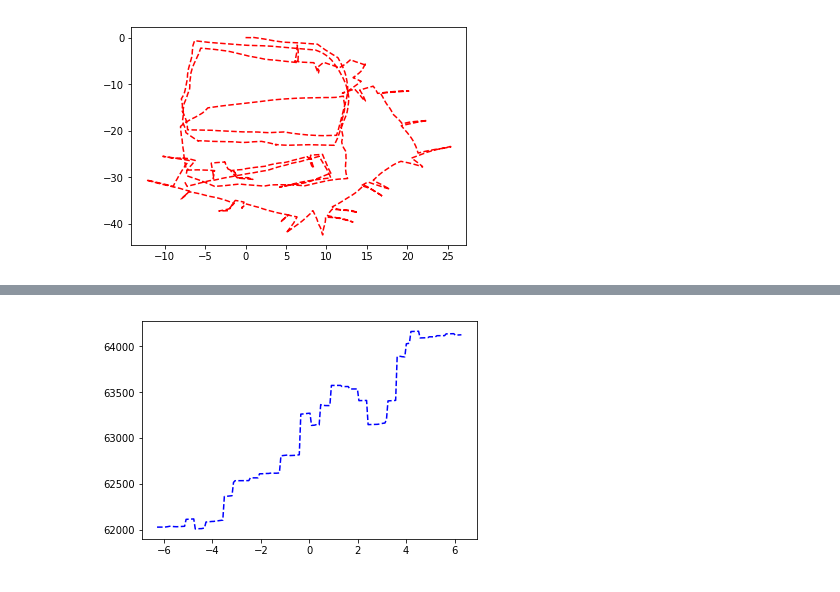
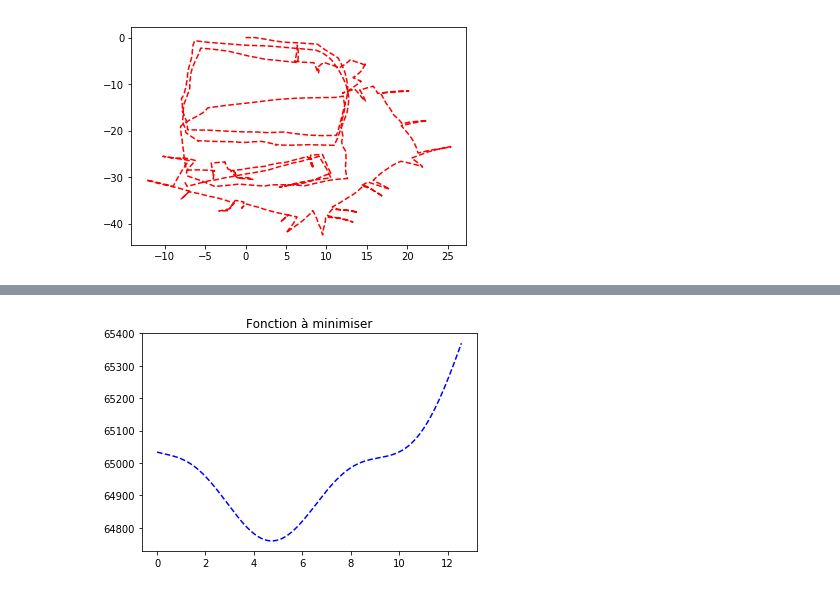
Before and after one commit to 1AlexisRoux1/Projet_optimisation, a Jupyter notebook: Projet_optimisation_robot.ipynb, the cells around one changed output, grey strips where cells are left out. Cells and saved outputs as stored; diff of their text form; code cells hidden in the pictures.

Commit message:
Question 3 modifiée + Question 4 commencée

```diff
--- a/Projet_optimisation_robot.ipynb
+++ b/Projet_optimisation_robot.ipynb
@@ -133,64 +125,88 @@ plt.show()
 # %%
-def mod_pi(theta):
-    if theta>=0:
-        theta=theta%(2*pi)
-        if theta>pi:
-            theta-=2*pi
-    else:
-        theta=-((-theta)%(2*pi))
-        if theta<-pi:
-            theta+=2*pi
-    return theta
+def F(p_i,di):
+    rot = np.array([[cos(p_i[2]), -sin(p_i[2]), 0], [sin(p_i[2]),cos(p_i[2]), 0], [0, 0, 1]])
+    p_i = p_i + np.dot(rot, di)
+    return p_i
 
 def f_minim_pose(P,i):
     #Partie odométrie
     p_i=np.array(P[i])
     pi_1=np.array(P[i+1])
-
-        #On se ramène à manipuler des angles entre [-pi,pi] pour utiliser F
-    p_i[2]= mod_pi(p_i[2])
-    pi_1[2]= mod_pi(pi_1[2])
-
     relations_odo=[]
     if i<len(donnees_odo):
         relations_odo = donnees_odo[i]
-    diff_o = pi_1-F(p_i,np.array(relations_odo[2]))
-    diff_o[2] = min(diff_o[2], 2*pi-diff_o[2])
+    diff_o=pi_1-F(p_i,np.array(relations_odo[2]))
     a=(np.linalg.norm(diff_o))**2
 
     #Partie loop
     relations_loop = [item for item in donnees_loop if item[0]==i] #Pas les relations où i est le deuxième indice pour ne pas compter les relations 2 fois
     indexes_loop = [int(item[1]) for item in relations_loop]
     Pj=[np.array(P[j]) for j in indexes_loop]
-
-        #On se ramène à des angles entre [-pi,pi]
-    for pose in Pj:
-        pose[2]= mod_pi(pose[2])
-
     for k in range(len(relations_loop)):
-        diff_l=Pj[k]-F(p_i,np.array(relations_loop[k][2]))
-        diff_l[2]= min(diff_l[2],2*pi-diff_l[2])
-        a+=(np.linalg.norm(diff_l))**2
-
+        diff=Pj[k]-F(p_i,np.array(relations_loop[k][2]))
+        a+=(np.linalg.norm(diff))**2
     return a
 
+def mod_diff(diff):
+    if diff<=0:
+        diff=-(-diff)%(2*pi)
+    return diff
+
+def f_minim_pose_v2(P,i):
+    """Cette version de la fonction prend en compte uniquement la différence modulo 2pi entre les angles au lieu d'une différence
+    absolue comme c'est le cas dans la fonction que nous avons définie en partie 1. Elle met simplement mieux en évidence le
+    comportement oscillatoire de la fonction et traduit la periodicité physique de la solution au problème (une pose dont le theta
+    vaut 0 ou 2pi rend compte de la même réalité physique, mais dans la fonction à minimiser, seul l'un des deux angles minimise la
+    différence entre thetai et f(theta(i-1))"""
+    #Partie odométrie
+    p_i=np.array(P[i])
+    pi_1=np.array(P[i+1])
+    relations_odo=[]
+    if i<len(donnees_odo):
+        relations_odo = donnees_odo[i]
+    diff_o=pi_1-F(p_i,np.array(relations_odo[2]))
+    diff_o[2]=mod_diff(diff_o[2])
+    diff_o[2]= min(diff_o[2],2*pi-diff_o[2])
+    a=(np.linalg.norm(diff_o))**2
+
+    #Partie loop
+    relations_loop = [item for item in donnees_loop if item[0]==i] #Pas les relations où i est le deuxième indice pour ne pas compter les relations 2 fois
+    indexes_loop = [int(item[1]) for item in relations_loop]
+    Pj=[np.array(P[j]) for j in indexes_loop]
+    for k in range(len(relations_loop)):
+        diff=Pj[k]-F(p_i,np.array(relations_loop[k][2]))
+        diff[2]=mod_diff(diff[2])
+        diff[2]= min(diff[2],2*pi-diff[2])
+        a+=(np.linalg.norm(diff))**2
+    return a
 
 def f_minim(P):
     return sum([f_minim_pose(P,i) for i in range(len(donnees_odo))])
 
+def f_minim_v2(P):
+    return sum([f_minim_pose_v2(P,i) for i in range(len(donnees_odo))])
 
-P = [[x[i], y[i], t[i]] for i in range(len(x))]
+P=np.array([[x[i],y[i],t[i]] for i in range(len(x))])
 
-i=309
+k=19
 
-liste_theta=np.linspace(-2*pi,2*pi,200)
+print(P[k])
+
+liste_theta=np.linspace(0,4*pi,200)
 liste_f=[]
-print(P[i])
+liste_f2=[]
 for i in range(200):
-    P[i][2]=liste_theta[i]
+    P[k][2]=liste_theta[i]
     liste_f.append(f_minim(P))
+    liste_f2.append(f_minim_v2(P))
 
 plt.figure()
 plt.plot(liste_theta, liste_f, 'b--')
+plt.title("Fonction à minimiser")
+
+plt.figure(2)
+plt.plot(liste_theta, liste_f2, 'r--')
+plt.title("Fonction à minimiser avec les différences d'angles modulées")
+
 plt.show()
 # %% [output]
@@ -198 +214 @@ plt.show()
-[figure, old version]
+[figure, new version]
```
Also changed, not shown: parts of 9 cells of this notebook.
